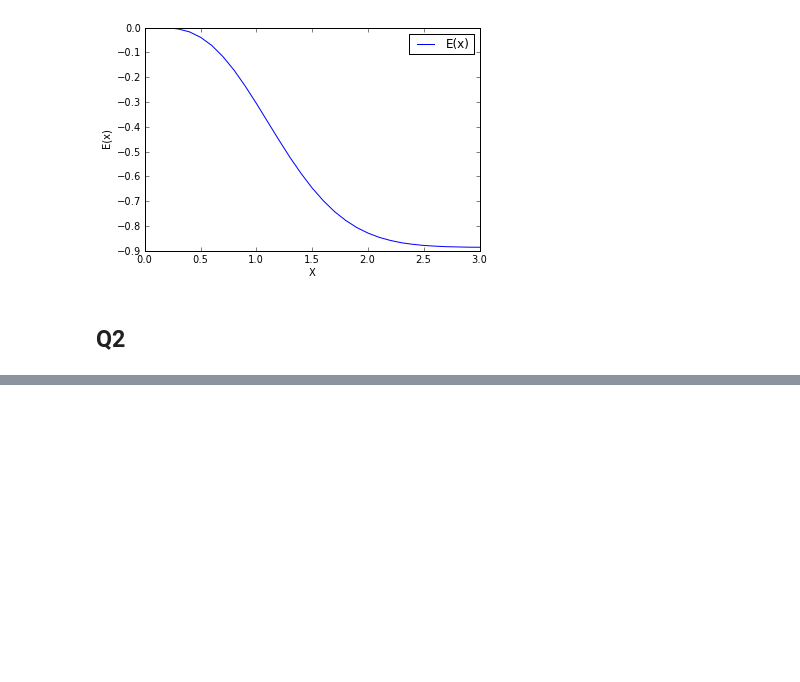
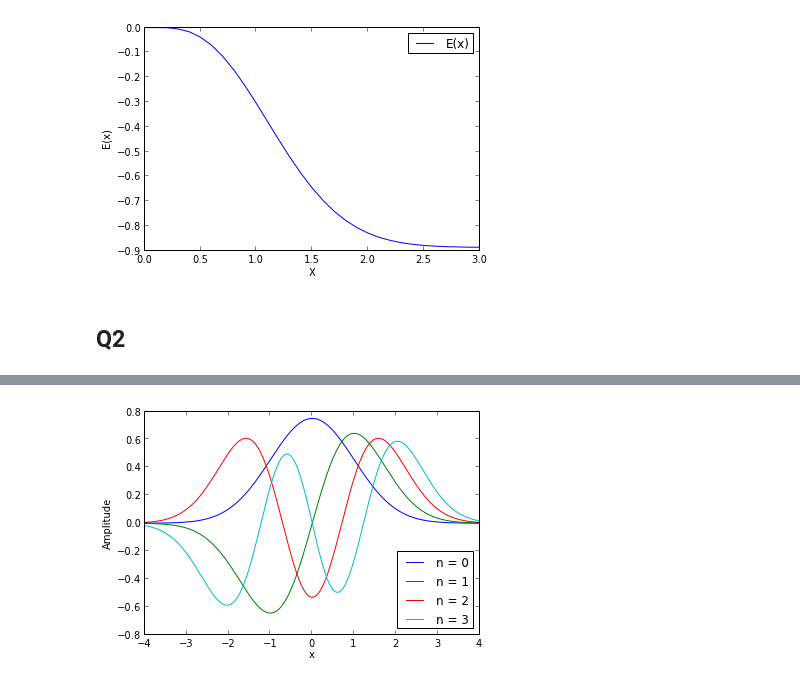
Before and after one commit to jeziegle/PHYS202-S13, a Jupyter notebook: Week5/NumericalIntegExercise4.ipynb, the cells around one changed output, grey strips where cells are left out. Cells and saved outputs as stored; diff of their text form; code cells hidden in the pictures; blank space fills up the shorter version.

```diff
--- a/Week5/NumericalIntegExercise4.ipynb
+++ b/Week5/NumericalIntegExercise4.ipynb
@@ -21,0 +74,27 @@ Q2
+# %%
+def H(n,x):
+    Hiless1 = 0*x
+    Hi = 1+0*x
+    for i in range(0, n):
+        Himore1 = 2.*x*Hi-2.*i*Hiless1
+        Hiless1 = Hi
+        Hi = Himore1
+
+    Her = Hi
+    return Her
+# %%
+from math import factorial
+psi = lambda n, x : exp(-x**2./2.)/sqrt((2.**n)*factorial(n)*sqrt(pi)) * H(n,x)
+
+
+x = arange(-4, 4, .01)
+plot(x,psi(0,x),label="n = 0")
+plot(x,psi(1,x),label="n = 1")
+plot(x,psi(2,x),label="n = 2")
+plot(x,psi(3,x),label="n = 3")
+legend(loc = 'lower right')
+xlabel("x")
+ylabel("Amplitude")
+show()
+# %% [output]
+[figure, added]
```
Also changed, not shown: parts of 9 cells of this notebook.
